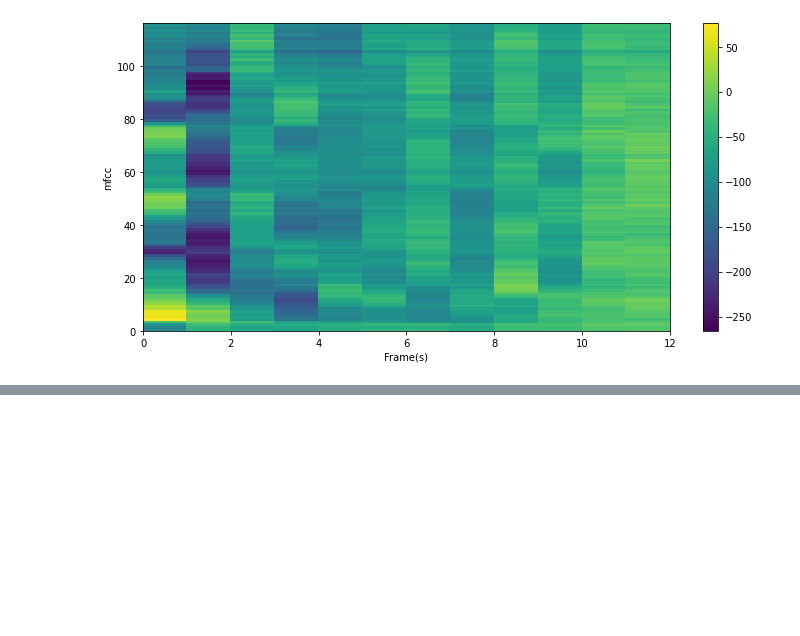
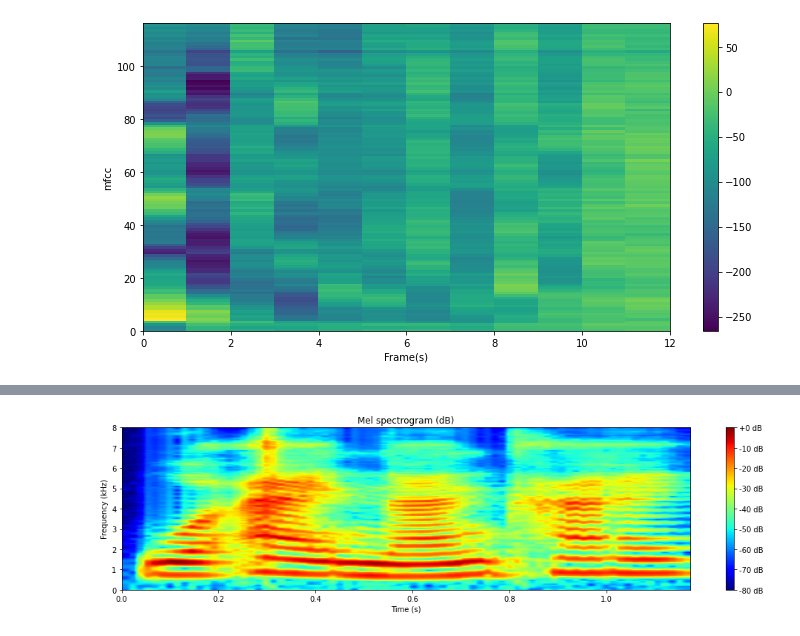
Before and after one commit to NK-MXD/ComputerSpeech, a Jupyter notebook: lab1_fbank/process.ipynb, the cells around one changed output, grey strips where cells are left out. Cells and saved outputs as stored; diff of their text form; code cells hidden in the pictures; blank space fills up the shorter version.

```diff
--- a/lab1_fbank/process.ipynb
+++ b/lab1_fbank/process.ipynb
@@ -285,0 +437,34 @@ plot_spectrogram(mfcc, "mfcc", "mfcc可视化")
+# %%
+from spafe.features.mfcc import mel_spectrogram
+from spafe.utils.vis import show_spectrogram
+from spafe.utils.preprocessing import SlidingWindow
+from scipy.io.wavfile import read
+
+# read audio
+fpath = "speech_feature\wav\我爱南开.wav"
+fs, sig = read(fpath)
+
+mSpec, _ = mel_spectrogram(sig,
+                                fs=fs,
+                                pre_emph=0,
+                                pre_emph_coeff=0.97,
+                                window=SlidingWindow(0.03, 0.015, "hamming"),
+                                nfilts=128,
+                                nfft=2048,
+                                low_freq=0,
+                                high_freq=fs/2)
+
+
+show_spectrogram(mSpec.T,
+                 fs,
+                 xmin=0,
+                 xmax=len(sig)/fs,
+                 ymin=0,
+                 ymax=(fs/2)/1000,
+                 dbf=80.0,
+                 xlabel="Time (s)",
+                 ylabel="Frequency (kHz)",
+                 title="Mel spectrogram (dB)",
+                 cmap="jet")
+# %% [output]
+[figure, added]
```
Also changed, not shown: parts of 8 cells of this notebook, 1 other file.
